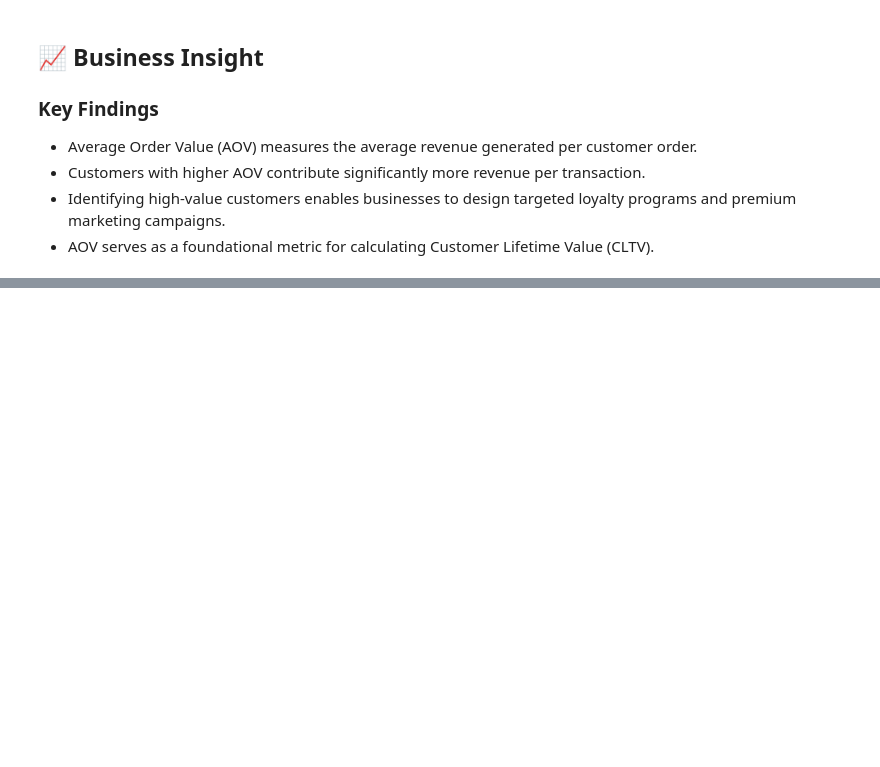
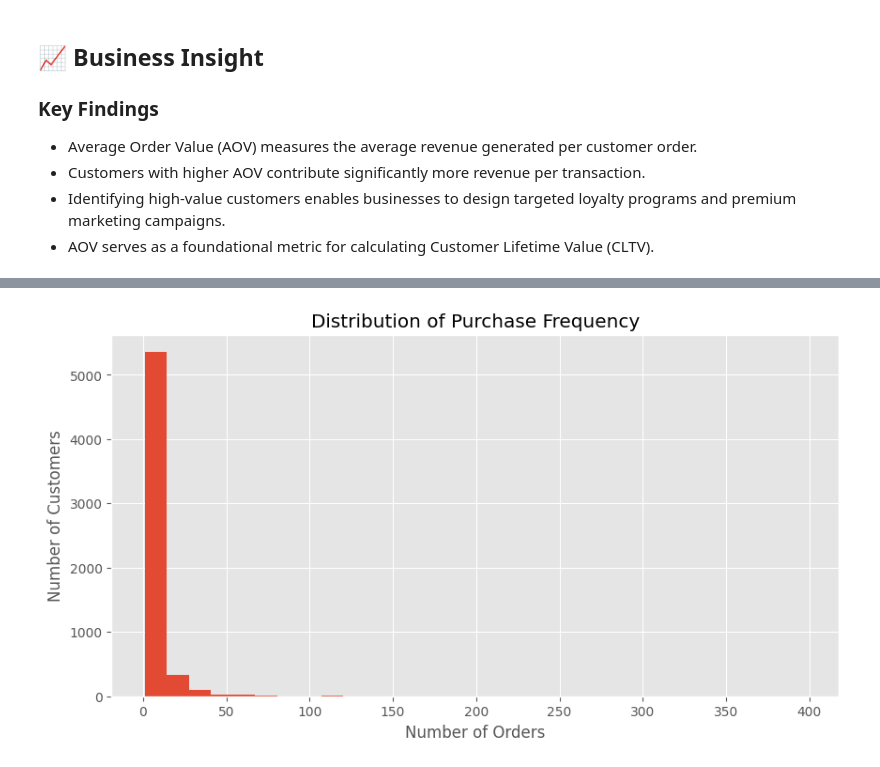
Before and after one commit to arjunkacha/saas-cohort-retention-cltv-analysis, a Jupyter notebook: notebooks/project_2_cohort_retention_cltv_analysis.ipynb, the cells around one changed output, grey strips where cells are left out. Saved outputs shown, nothing was run; the diff lists cells and outputs as text; code cells hidden in the pictures; blank space fills up the shorter version.

Commit message:
feat: calculate purchase frequency metrics

```diff
--- a/notebooks/project_2_cohort_retention_cltv_analysis.ipynb
+++ b/notebooks/project_2_cohort_retention_cltv_analysis.ipynb
@@ -581,0 +633,12 @@ plt.show()
+# %%
+plt.figure(figsize=(10,5))
+
+plt.hist(customer_summary["TotalOrders"], bins=30)
+
+plt.title("Distribution of Purchase Frequency")
+plt.xlabel("Number of Orders")
+plt.ylabel("Number of Customers")
+
+plt.show()
+# %% [output]
+[figure, added]
```
Also changed, not shown: parts of 6 cells of this notebook.
